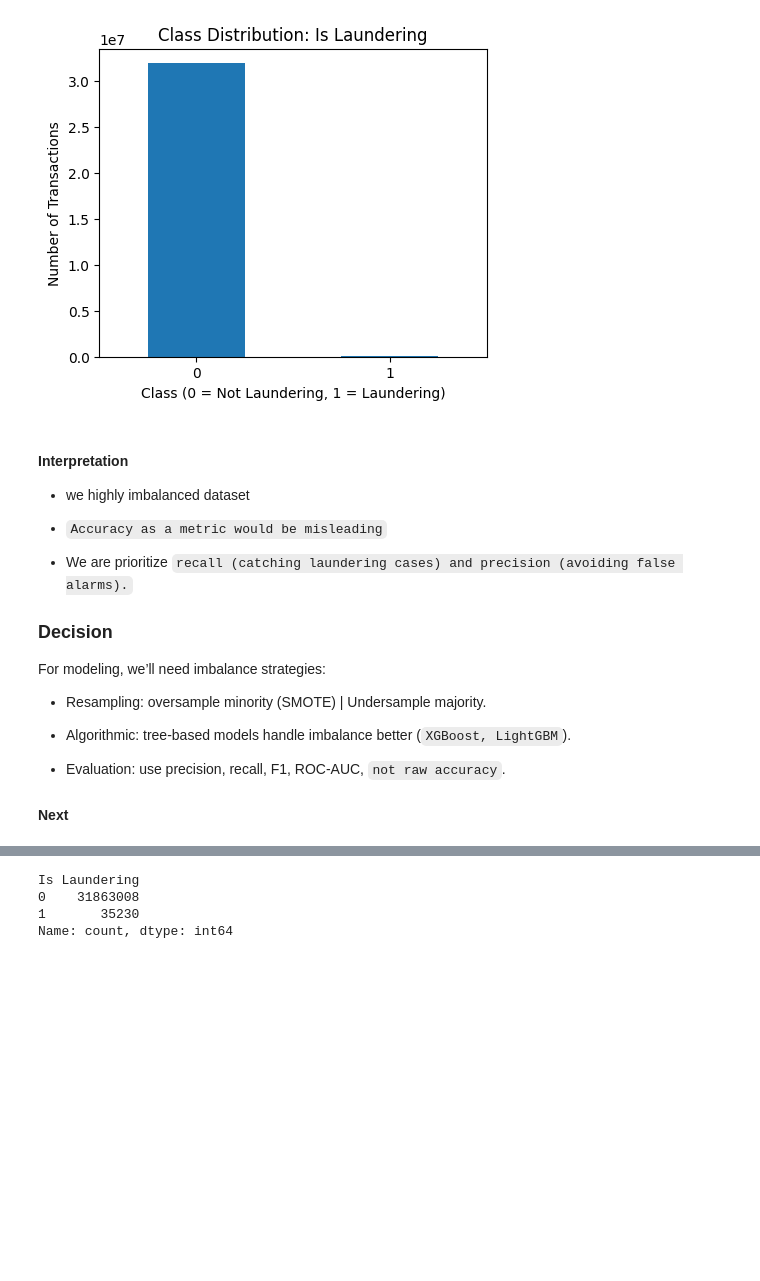
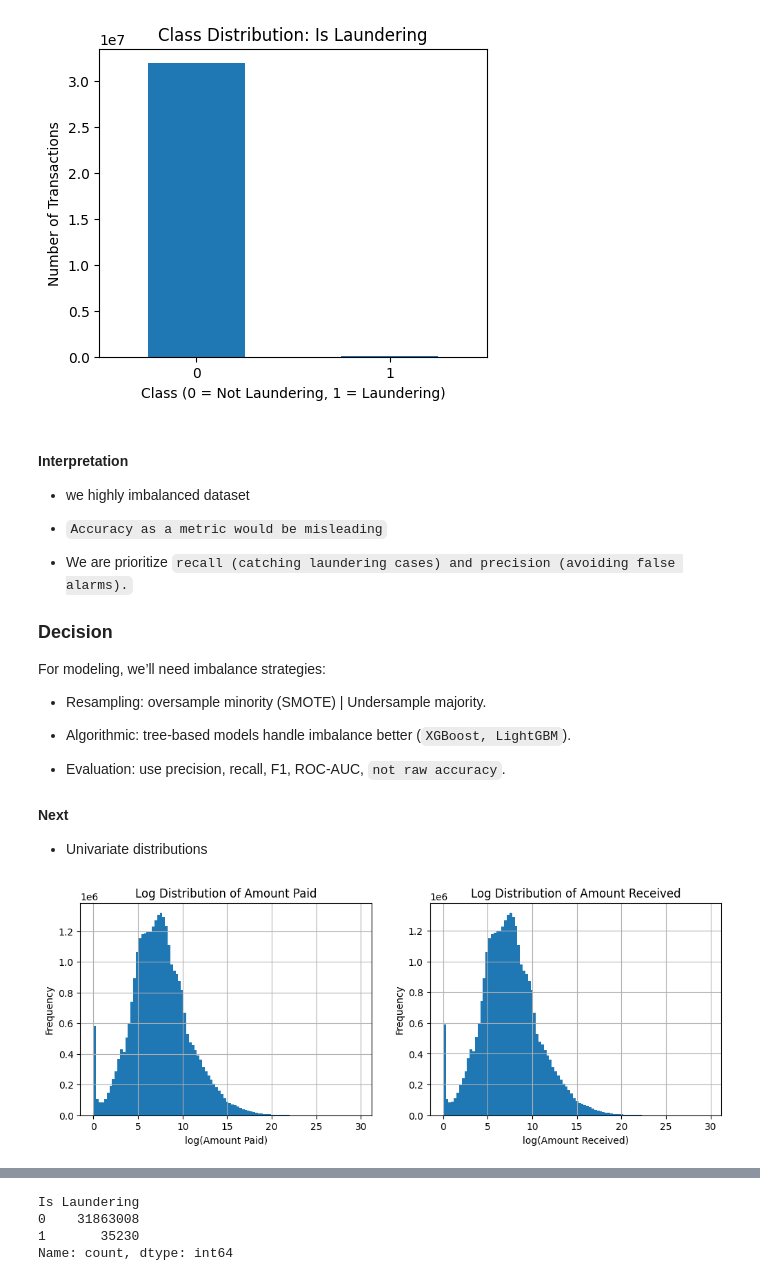
Before and after one commit to DelphinKdl/CUA-MDA-Capstone-BaaS-Risk-Monitoring, a Jupyter notebook: notebooks/01_eda.ipynb, the cells around one changed output, grey strips where cells are left out. Saved outputs shown, nothing was run; the diff lists cells and outputs as text; code cells hidden in the pictures; blank space fills up the shorter version.

Commit message:
Univariate analysis

```diff
--- a/notebooks/01_eda.ipynb
+++ b/notebooks/01_eda.ipynb
@@ -270,3 +270,21 @@ For modeling, we’ll need imbalance strategies:
 - Evaluation: use precision, recall, F1, ROC-AUC, `not raw accuracy`.
 
 #### Next
+- Univariate distributions
+# %%
+# Amount Paid and Amount Received
+fig, axes = plt.subplots(1, 2, figsize=(12,4))
+
+df['Amount Paid'].apply(lambda x: np.log1p(x)).hist(bins=100, ax=axes[0])
+axes[0].set_title("Log Distribution of Amount Paid")
+axes[0].set_xlabel("log(Amount Paid)")
+axes[0].set_ylabel("Frequency")
+
+df['Amount Received'].apply(lambda x: np.log1p(x)).hist(bins=100, ax=axes[1])
+axes[1].set_title("Log Distribution of Amount Received")
+axes[1].set_xlabel("log(Amount Received)")
+axes[1].set_ylabel("Frequency")
+
+plt.show()
+# %% [output]
+[figure, added]
```
Also changed, not shown: parts of 3 cells of this notebook.
